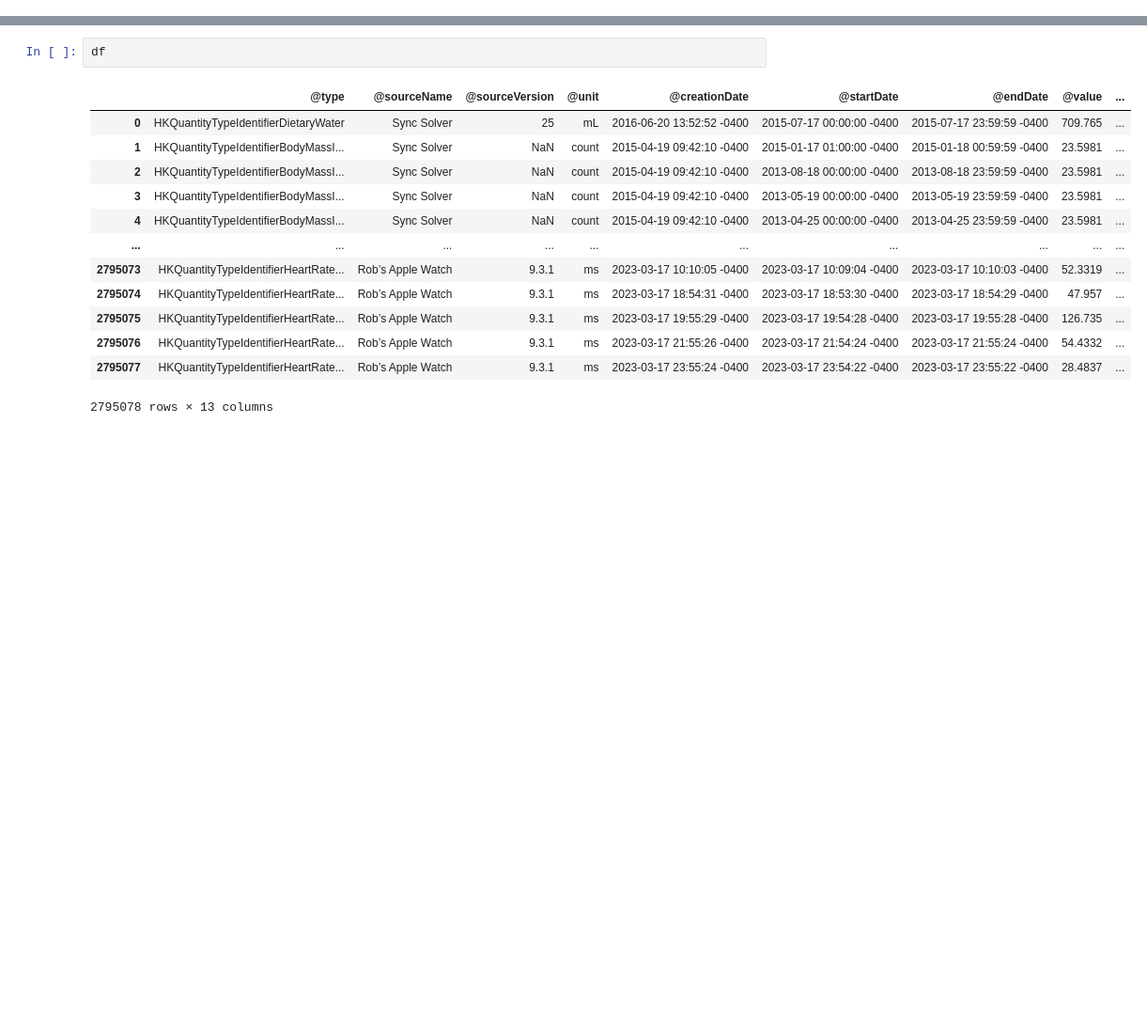
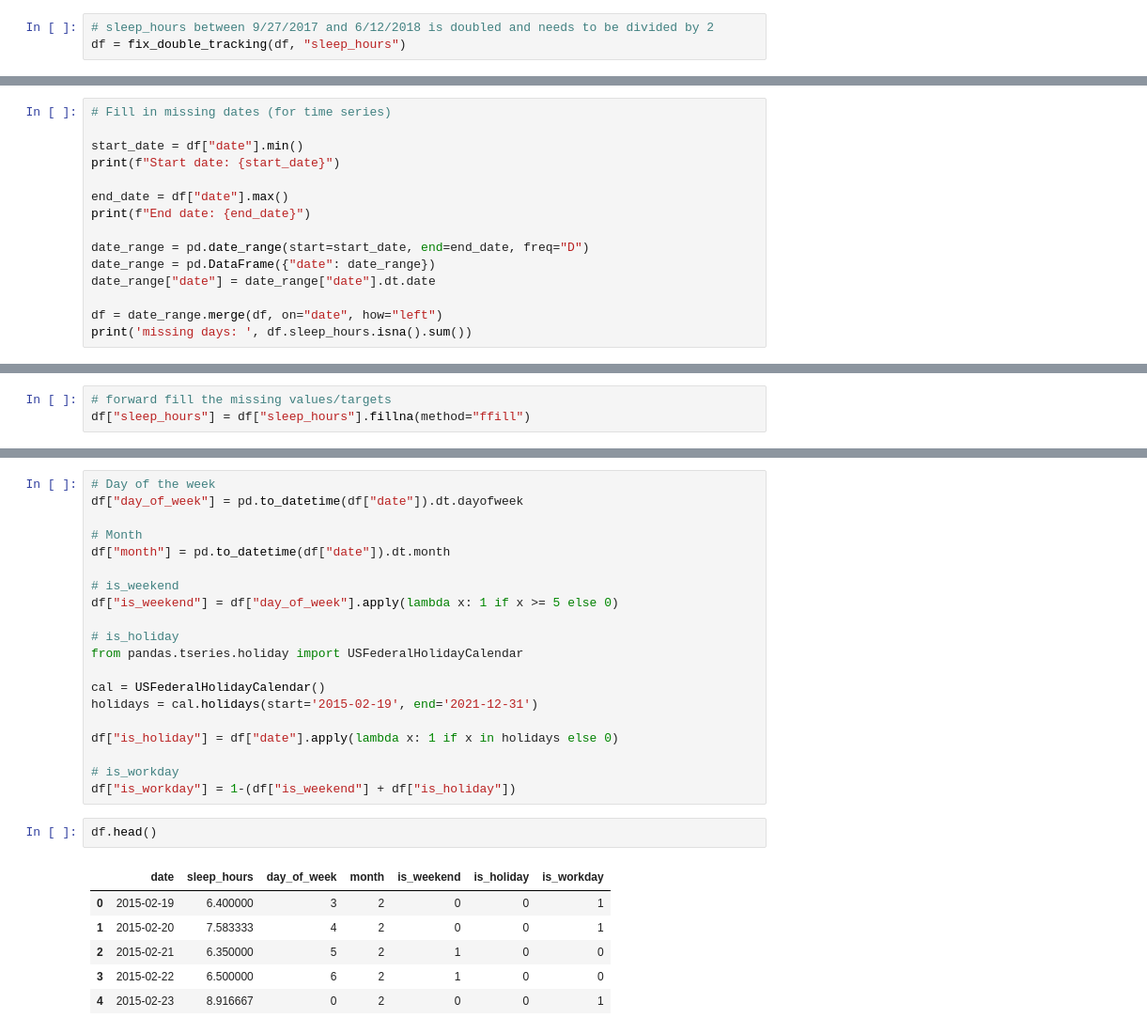
Before and after one commit to ds-sebastian/pog4-sleep-kaggle, a Jupyter notebook: eda.ipynb, the cells around one changed output, grey strips where cells are left out. Shown: that part at 94% size. Saved outputs shown, nothing was run; the diff lists cells and outputs as text; blank space fills up the shorter version.

Commit message:
EDA start

```diff
--- a/eda.ipynb
+++ b/eda.ipynb
@@ -21 +28,4 @@ df_sleep
+# %%
+# sleep_hours between 9/27/2017 and 6/12/2018 is doubled and needs to be divided by 2
+df = fix_double_tracking(df, "sleep_hours")
 # %%
@@ -53,0 +36,15 @@ plot_rowcount('data/xml_export')
+# %%
+# Fill in missing dates (for time series)
+
+start_date = df["date"].min()
+print(f"Start date: {start_date}")
+
+end_date = df["date"].max()
+print(f"End date: {end_date}")
+
+date_range = pd.date_range(start=start_date, end=end_date, freq="D")
+date_range = pd.DataFrame({"date": date_range})
+date_range["date"] = date_range["date"].dt.date
+
+df = date_range.merge(df, on="date", how="left")
+print('missing days: ', df.sleep_hours.isna().sum())
@@ -53,0 +55,3 @@ plot_rowcount('data/xml_export')
+# %%
+# forward fill the missing values/targets
+df["sleep_hours"] = df["sleep_hours"].fillna(method="ffill")
@@ -54,16 +64,29 @@ plot_rowcount('data/xml_export')
+# %%
+# Day of the week
+df["day_of_week"] = pd.to_datetime(df["date"]).dt.dayofweek
+
+# Month
+df["month"] = pd.to_datetime(df["date"]).dt.month
+
+# is_weekend
+df["is_weekend"] = df["day_of_week"].apply(lambda x: 1 if x >= 5 else 0)
+
+# is_holiday
+from pandas.tseries.holiday import USFederalHolidayCalendar
+
+cal = USFederalHolidayCalendar()
+holidays = cal.holidays(start='2015-02-19', end='2021-12-31')
+
+df["is_holiday"] = df["date"].apply(lambda x: 1 if x in holidays else 0)
+
+# is_workday
+df["is_workday"] = 1-(df["is_weekend"] + df["is_holiday"])
 # %%
-df
+df.head()
 # %% [output]
-|  | @type | @sourceName | @sourceVersion | @unit | @creationDate | @startDate | @endDate | @value | ... |
-| 0 | HKQuantityTypeIdentifierDietaryWater | Sync Solver | 25 | mL | 2016-06-20 13:52:52 -0400 | 2015-07-17 00:00:00 -0400 | 2015-07-17 23:59:59 -0400 | 709.765 | ... |
-| 1 | HKQuantityTypeIdentifierBodyMassI... | Sync Solver | NaN | count | 2015-04-19 09:42:10 -0400 | 2015-01-17 01:00:00 -0400 | 2015-01-18 00:59:59 -0400 | 23.5981 | ... |
-| 2 | HKQuantityTypeIdentifierBodyMassI... | Sync Solver | NaN | count | 2015-04-19 09:42:10 -0400 | 2013-08-18 00:00:00 -0400 | 2013-08-18 23:59:59 -0400 | 23.5981 | ... |
-| 3 | HKQuantityTypeIdentifierBodyMassI... | Sync Solver | NaN | count | 2015-04-19 09:42:10 -0400 | 2013-05-19 00:00:00 -0400 | 2013-05-19 23:59:59 -0400 | 23.5981 | ... |
-| 4 | HKQuantityTypeIdentifierBodyMassI... | Sync Solver | NaN | count | 2015-04-19 09:42:10 -0400 | 2013-04-25 00:00:00 -0400 | 2013-04-25 23:59:59 -0400 | 23.5981 | ... |
-| ... | ... | ... | ... | ... | ... | ... | ... | ... | ... |
-| 2795073 | HKQuantityTypeIdentifierHeartRate... | Rob’s Apple Watch | 9.3.1 | ms | 2023-03-17 10:10:05 -0400 | 2023-03-17 10:09:04 -0400 | 2023-03-17 10:10:03 -0400 | 52.3319 | ... |
-| 2795074 | HKQuantityTypeIdentifierHeartRate... | Rob’s Apple Watch | 9.3.1 | ms | 2023-03-17 18:54:31 -0400 | 2023-03-17 18:53:30 -0400 | 2023-03-17 18:54:29 -0400 | 47.957 | ... |
-| 2795075 | HKQuantityTypeIdentifierHeartRate... | Rob’s Apple Watch | 9.3.1 | ms | 2023-03-17 19:55:29 -0400 | 2023-03-17 19:54:28 -0400 | 2023-03-17 19:55:28 -0400 | 126.735 | ... |
-| 2795076 | HKQuantityTypeIdentifierHeartRate... | Rob’s Apple Watch | 9.3.1 | ms | 2023-03-17 21:55:26 -0400 | 2023-03-17 21:54:24 -0400 | 2023-03-17 21:55:24 -0400 | 54.4332 | ... |
-| 2795077 | HKQuantityTypeIdentifierHeartRate... | Rob’s Apple Watch | 9.3.1 | ms | 2023-03-17 23:55:24 -0400 | 2023-03-17 23:54:22 -0400 | 2023-03-17 23:55:22 -0400 | 28.4837 | ... |
+|  | date | sleep_hours | day_of_week | month | is_weekend | is_holiday | is_workday |
+| 0 | 2015-02-19 | 6.400000 | 3 | 2 | 0 | 0 | 1 |
+| 1 | 2015-02-20 | 7.583333 | 4 | 2 | 0 | 0 | 1 |
+| 2 | 2015-02-21 | 6.350000 | 5 | 2 | 1 | 0 | 0 |
+| 3 | 2015-02-22 | 6.500000 | 6 | 2 | 1 | 0 | 0 |
+| 4 | 2015-02-23 | 8.916667 | 0 | 2 | 0 | 0 | 1 |
-2795078 rows × 13 columns
```
Also changed, not shown: parts of 49 cells of this notebook.
